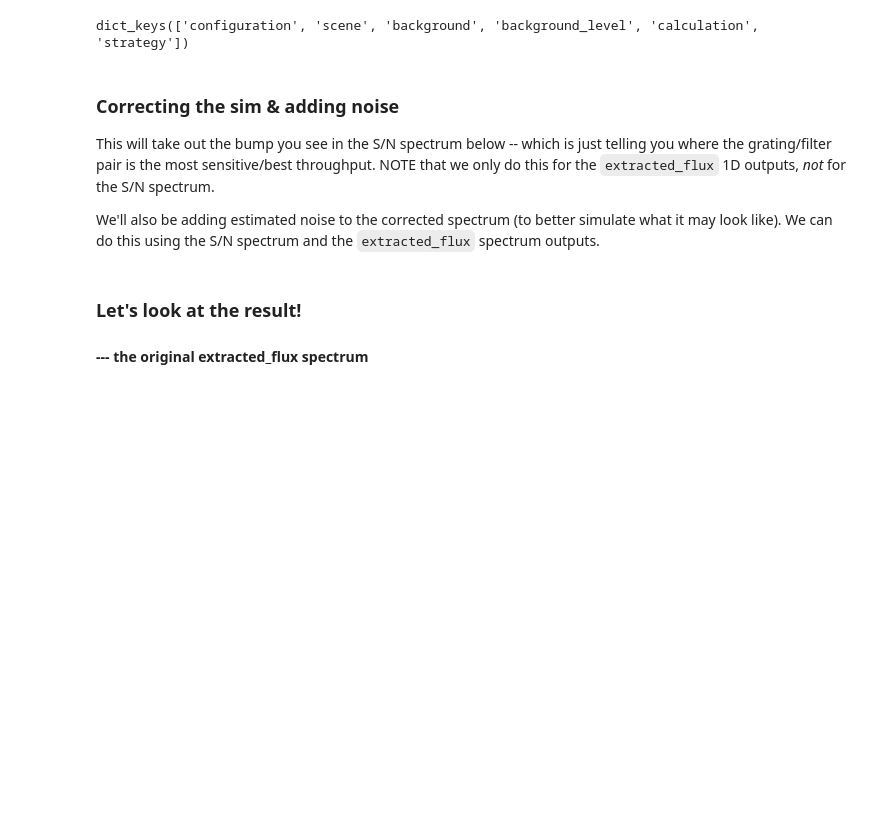
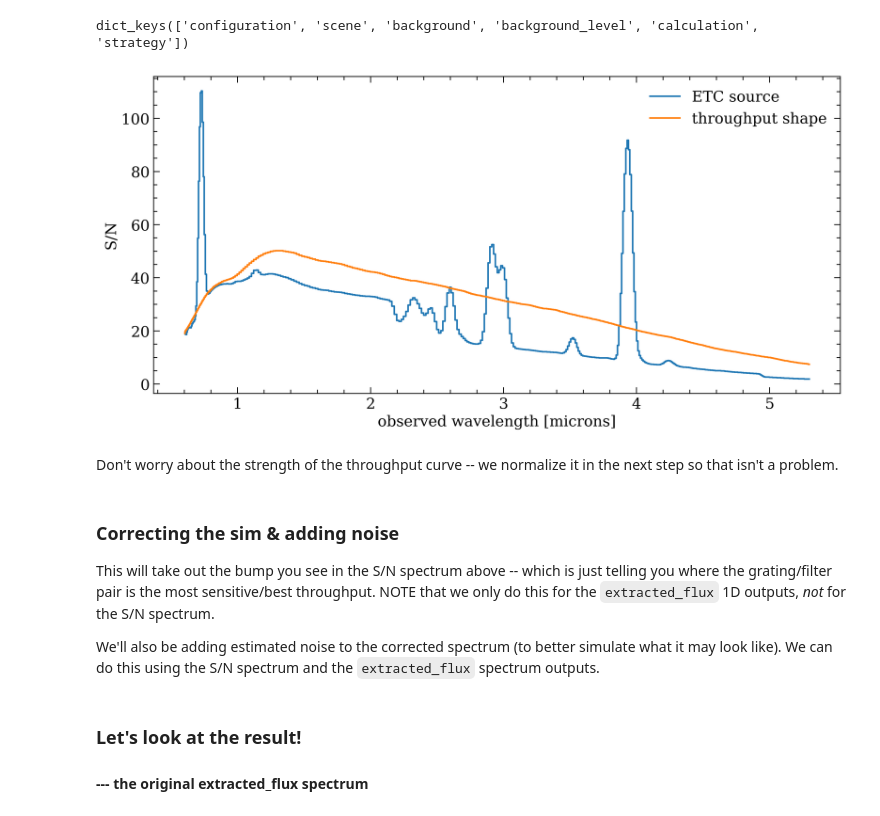
Before and after one commit to aibhleog/pandeia-basics, a Jupyter notebook: jwst-sim-corrected.ipynb, the cells around one changed output. Cells and saved outputs as stored; diff of their text form; code cells hidden in the pictures; blank space fills up the shorter version.

```diff
--- a/jwst-sim-corrected.ipynb
+++ b/jwst-sim-corrected.ipynb
@@ -36,10 +45,28 @@ setup['scene'][0]['spectrum']['sed']['unit'] = 'fnu'
 
 # running
 throughput = perform_calculation(setup)
+# %%
+# Looking at the S/N spectra for both
+plt.figure(figsize=(10,5))
+
+plt.step(result['1d']['sn'][0],result['1d']['sn'][1],label='ETC source')
+plt.step(throughput['1d']['sn'][0],throughput['1d']['sn'][1],label='throughput shape')
+
+plt.xlabel('observed wavelength [microns]')
+plt.ylabel('S/N')
+plt.legend()
+
+plt.tight_layout()
+plt.show()
+plt.close('all')
+# %% [output]
+[figure, added]
+# %% [markdown]
+Don't worry about the strength of the throughput curve -- we normalize it in the next step so that isn't a problem.
 # %% [markdown]
 ### Correcting the sim & adding noise
 
-This will take out the bump you see in the S/N spectrum below -- which is just telling you where the grating/filter pair is the most sensitive/best throughput.  NOTE that we only do this for the `extracted_flux` 1D outputs, _not_ for the S/N spectrum.
+This will take out the bump you see in the S/N spectrum above -- which is just telling you where the grating/filter pair is the most sensitive/best throughput.  NOTE that we only do this for the `extracted_flux` 1D outputs, _not_ for the S/N spectrum.
 
 We'll also be adding estimated noise to the corrected spectrum (to better simulate what it may look like).  We can do this using the S/N spectrum and the `extracted_flux` spectrum outputs.
 # %%
```
Also changed, not shown: parts of 1 cell of this notebook, 1 other file.
